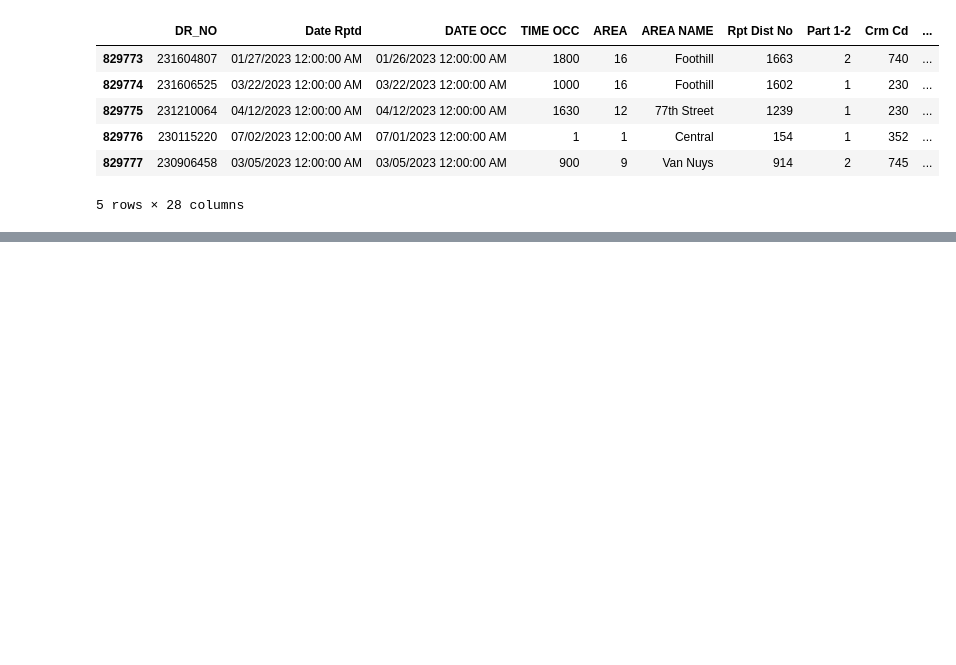
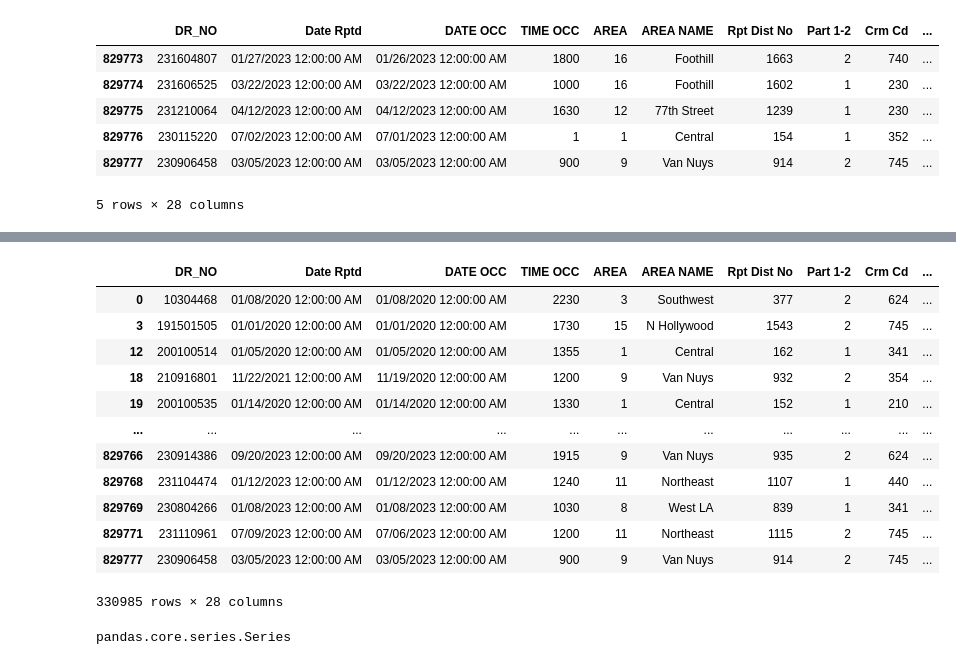
Before and after one commit to writetomdw/ilm_pd, a Jupyter notebook: DemoDataset.ipynb, the cells around one changed output, grey strips where cells are left out. Drawn from its saved outputs; the diff is of its cells as text; code cells hidden in the pictures; blank space fills up the shorter version.

```diff
--- a/DemoDataset.ipynb
+++ b/DemoDataset.ipynb
@@ -97,0 +154,21 @@ df.tail()
+# %%
+victime_above_35
+# %% [output]
+|  | DR_NO | Date Rptd | DATE OCC | TIME OCC | AREA | AREA NAME | Rpt Dist No | Part 1-2 | Crm Cd | ... |
+| 0 | 10304468 | 01/08/2020 12:00:00 AM | 01/08/2020 12:00:00 AM | 2230 | 3 | Southwest | 377 | 2 | 624 | ... |
+| 3 | 191501505 | 01/01/2020 12:00:00 AM | 01/01/2020 12:00:00 AM | 1730 | 15 | N Hollywood | 1543 | 2 | 745 | ... |
+| 12 | 200100514 | 01/05/2020 12:00:00 AM | 01/05/2020 12:00:00 AM | 1355 | 1 | Central | 162 | 1 | 341 | ... |
+| 18 | 210916801 | 11/22/2021 12:00:00 AM | 11/19/2020 12:00:00 AM | 1200 | 9 | Van Nuys | 932 | 2 | 354 | ... |
+| 19 | 200100535 | 01/14/2020 12:00:00 AM | 01/14/2020 12:00:00 AM | 1330 | 1 | Central | 152 | 1 | 210 | ... |
+| ... | ... | ... | ... | ... | ... | ... | ... | ... | ... | ... |
+| 829766 | 230914386 | 09/20/2023 12:00:00 AM | 09/20/2023 12:00:00 AM | 1915 | 9 | Van Nuys | 935 | 2 | 624 | ... |
+| 829768 | 231104474 | 01/12/2023 12:00:00 AM | 01/12/2023 12:00:00 AM | 1240 | 11 | Northeast | 1107 | 1 | 440 | ... |
+| 829769 | 230804266 | 01/08/2023 12:00:00 AM | 01/08/2023 12:00:00 AM | 1030 | 8 | West LA | 839 | 1 | 341 | ... |
+| 829771 | 231110961 | 07/09/2023 12:00:00 AM | 07/06/2023 12:00:00 AM | 1200 | 11 | Northeast | 1115 | 2 | 745 | ... |
+| 829777 | 230906458 | 03/05/2023 12:00:00 AM | 03/05/2023 12:00:00 AM | 900 | 9 | Van Nuys | 914 | 2 | 745 | ... |
+330985 rows × 28 columns
+# %%
+x = df['Vict Age'] > 35
+type(x)
+# %% [output]
+pandas.core.series.Series
```
Also changed, not shown: parts of 6 cells of this notebook, 2 other files.
